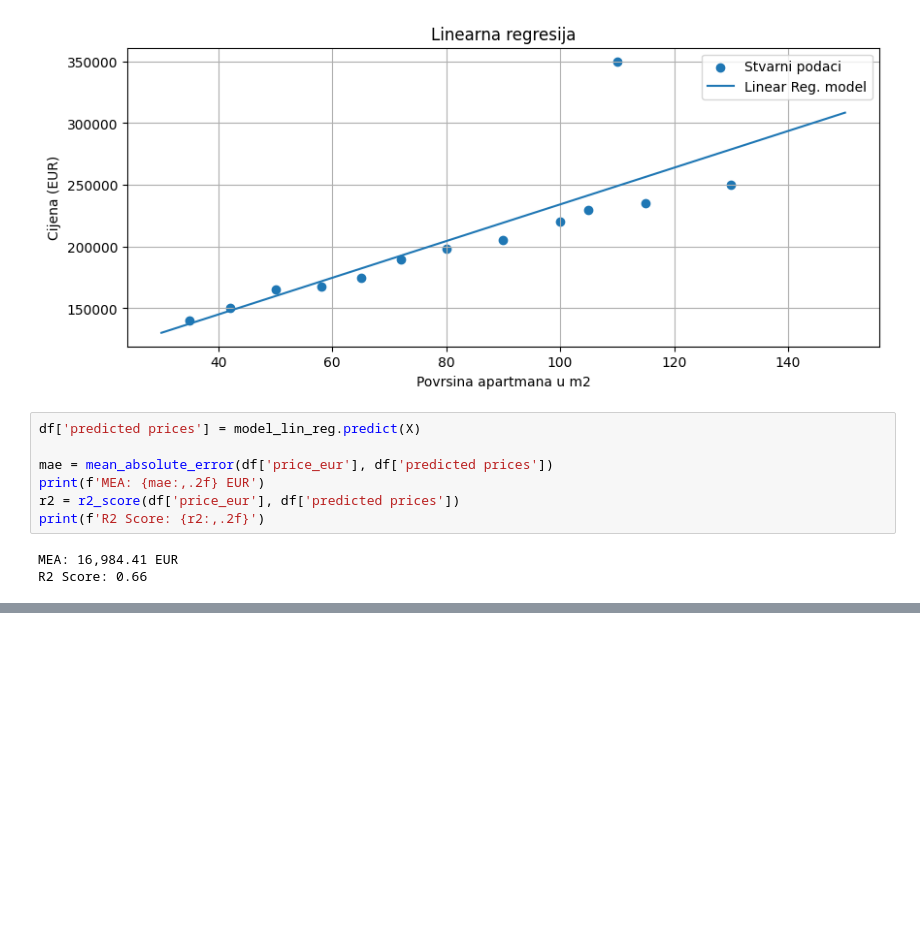
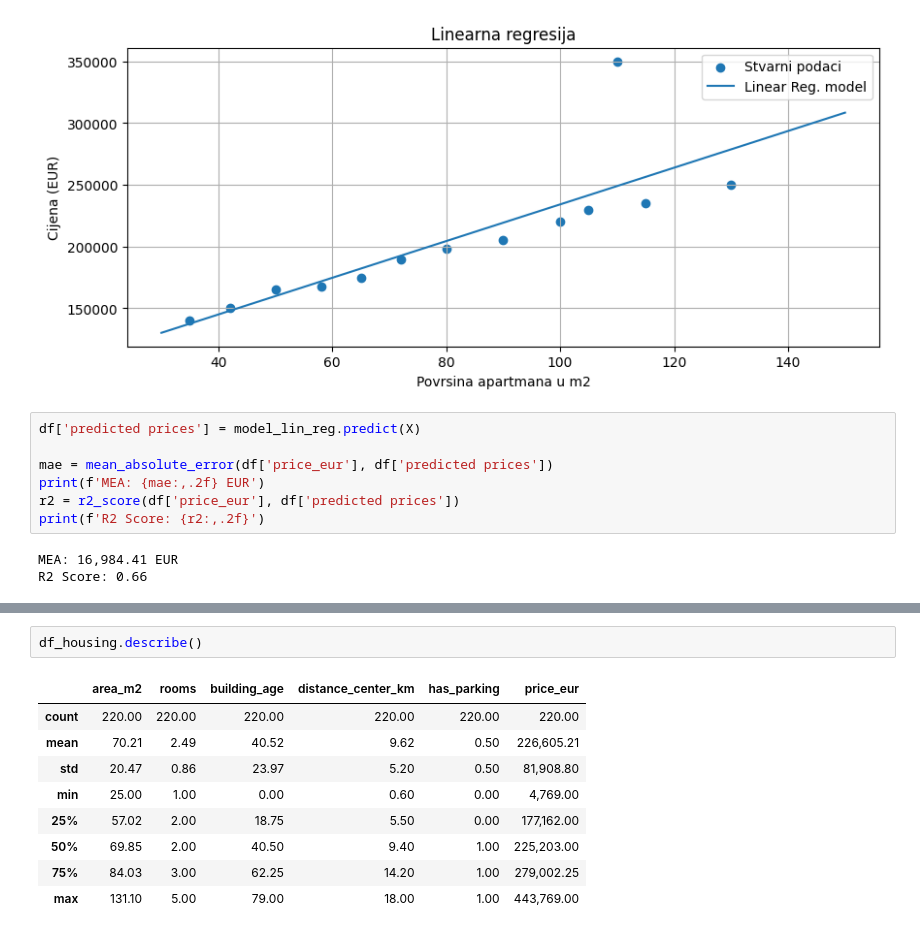
Before and after one commit to python-developer-algebra-klujic/pyds-ponavljanje, a Jupyter notebook: 11_Regresija.ipynb, the cells around one changed output, grey strips where cells are left out. Cells and saved outputs as stored; diff of their text form; blank space fills up the shorter version.

```diff
--- a/11_Regresija.ipynb
+++ b/11_Regresija.ipynb
@@ -91,0 +122,12 @@ R2 Score: 0.66
+# %%
+df_housing.describe()
+# %% [output]
+|  | area_m2 | rooms | building_age | distance_center_km | has_parking | price_eur |
+| count | 220.00 | 220.00 | 220.00 | 220.00 | 220.00 | 220.00 |
+| mean | 70.21 | 2.49 | 40.52 | 9.62 | 0.50 | 226,605.21 |
+| std | 20.47 | 0.86 | 23.97 | 5.20 | 0.50 | 81,908.80 |
+| min | 25.00 | 1.00 | 0.00 | 0.60 | 0.00 | 4,769.00 |
+| 25% | 57.02 | 2.00 | 18.75 | 5.50 | 0.00 | 177,162.00 |
+| 50% | 69.85 | 2.00 | 40.50 | 9.40 | 1.00 | 225,203.00 |
+| 75% | 84.03 | 3.00 | 62.25 | 14.20 | 1.00 | 279,002.25 |
+| max | 131.10 | 5.00 | 79.00 | 18.00 | 1.00 | 443,769.00 |
```
Also changed, not shown: parts of 11 cells of this notebook.
